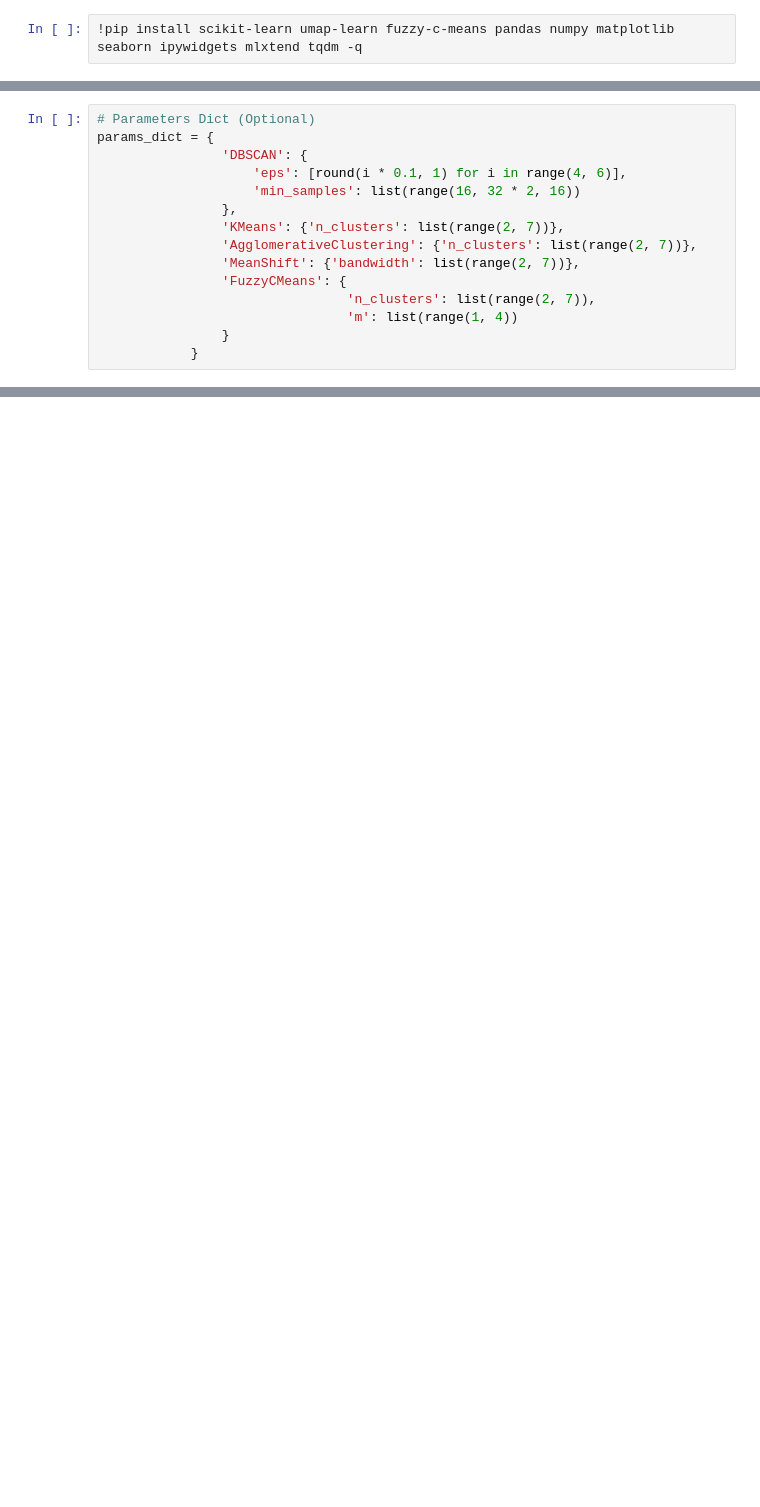
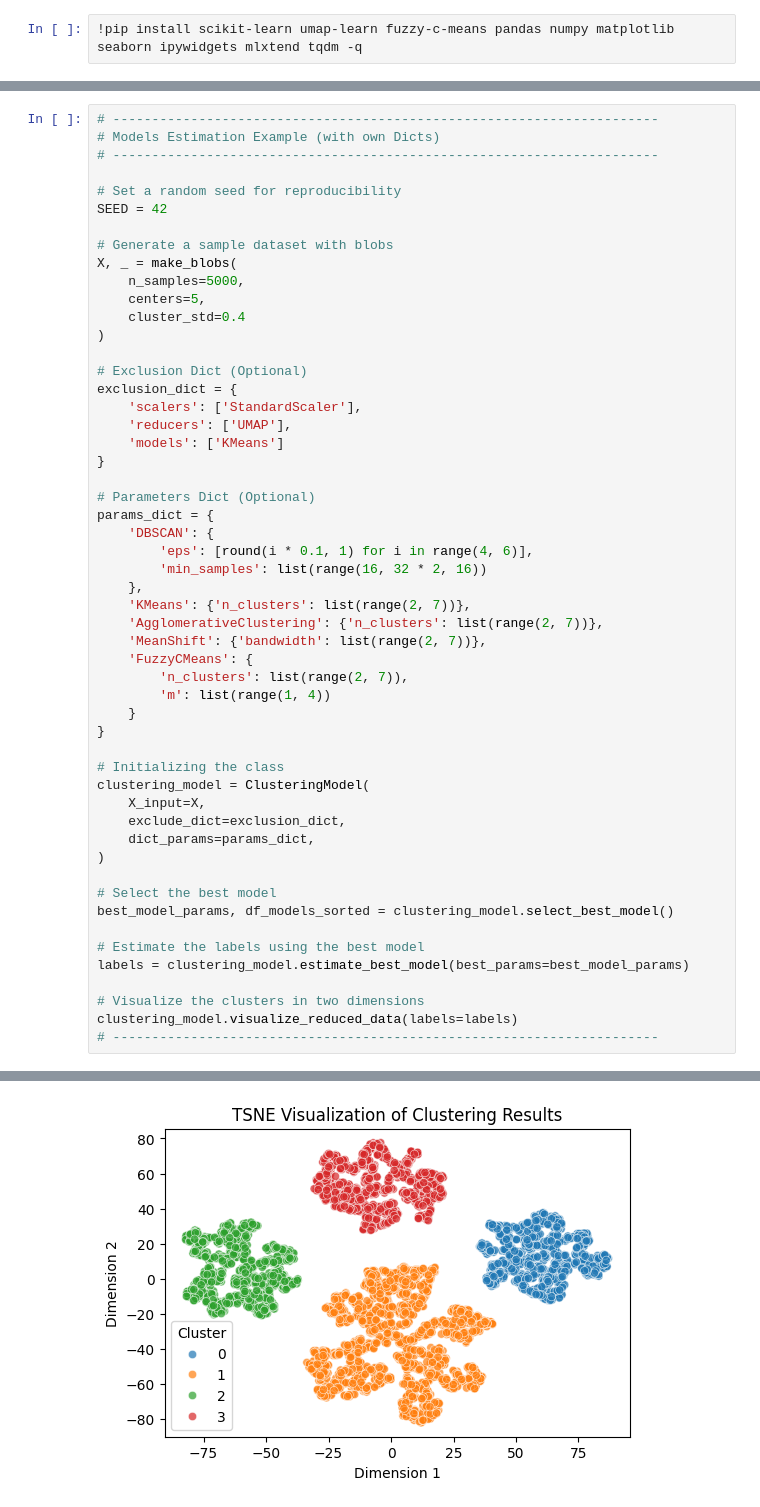
Before and after one commit to jaimevera1107/clustering-models, a Jupyter notebook: clustering_models.ipynb, the cells around one changed output, grey strips where cells are left out. Cells and saved outputs as stored; diff of their text form; blank space fills up the shorter version.

```diff
--- a/clustering_models.ipynb
+++ b/clustering_models.ipynb
@@ -465,15 +574,54 @@ exclusion_dict = {
 # %%
+# ----------------------------------------------------------------------
+# Models Estimation Example (with own Dicts)
+# ----------------------------------------------------------------------
+
+# Set a random seed for reproducibility
+SEED = 42
+
+# Generate a sample dataset with blobs
+X, _ = make_blobs(
+    n_samples=5000,
+    centers=5,
+    cluster_std=0.4
+)
+
+# Exclusion Dict (Optional)
+exclusion_dict = {
+    'scalers': ['StandardScaler'],
+    'reducers': ['UMAP'],
+    'models': ['KMeans']
+}
+
 # Parameters Dict (Optional)
 params_dict = {
-                'DBSCAN': {
-                    'eps': [round(i * 0.1, 1) for i in range(4, 6)],
-                    'min_samples': list(range(16, 32 * 2, 16))
-                },
-                'KMeans': {'n_clusters': list(range(2, 7))},
-                'AgglomerativeClustering': {'n_clusters': list(range(2, 7))},
-                'MeanShift': {'bandwidth': list(range(2, 7))},
-                'FuzzyCMeans': {
-                                'n_clusters': list(range(2, 7)),
-                                'm': list(range(1, 4))
-                }
-            }
+    'DBSCAN': {
+        'eps': [round(i * 0.1, 1) for i in range(4, 6)],
+        'min_samples': list(range(16, 32 * 2, 16))
+    },
+    'KMeans': {'n_clusters': list(range(2, 7))},
+    'AgglomerativeClustering': {'n_clusters': list(range(2, 7))},
+    'MeanShift': {'bandwidth': list(range(2, 7))},
+    'FuzzyCMeans': {
+        'n_clusters': list(range(2, 7)),
+        'm': list(range(1, 4))
+    }
+}
+
+# Initializing the class
+clustering_model = ClusteringModel(
+    X_input=X,
+    exclude_dict=exclusion_dict,
+    dict_params=params_dict,
+)
+
+# Select the best model
+best_model_params, df_models_sorted = clustering_model.select_best_model()
+
+# Estimate the labels using the best model
+labels = clustering_model.estimate_best_model(best_params=best_model_params)
+
+# Visualize the clusters in two dimensions
+clustering_model.visualize_reduced_data(labels=labels)
+# ----------------------------------------------------------------------
+# %% [output]
@@ -479,0 +643 @@ params_dict = {
+[figure, added]
```
Also changed, not shown: parts of 14 cells of this notebook.
